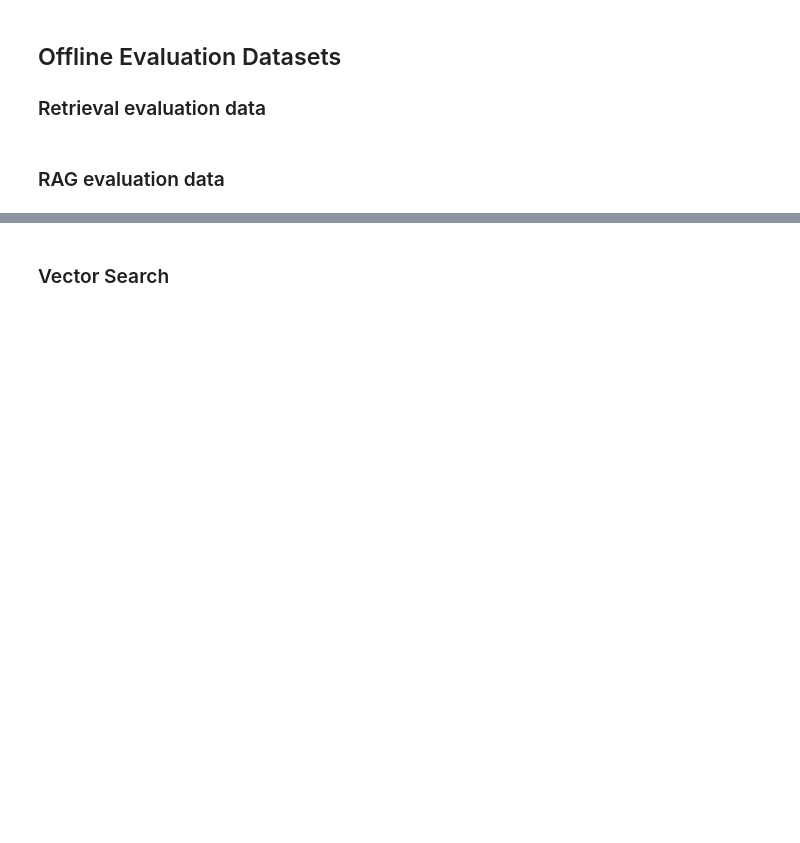
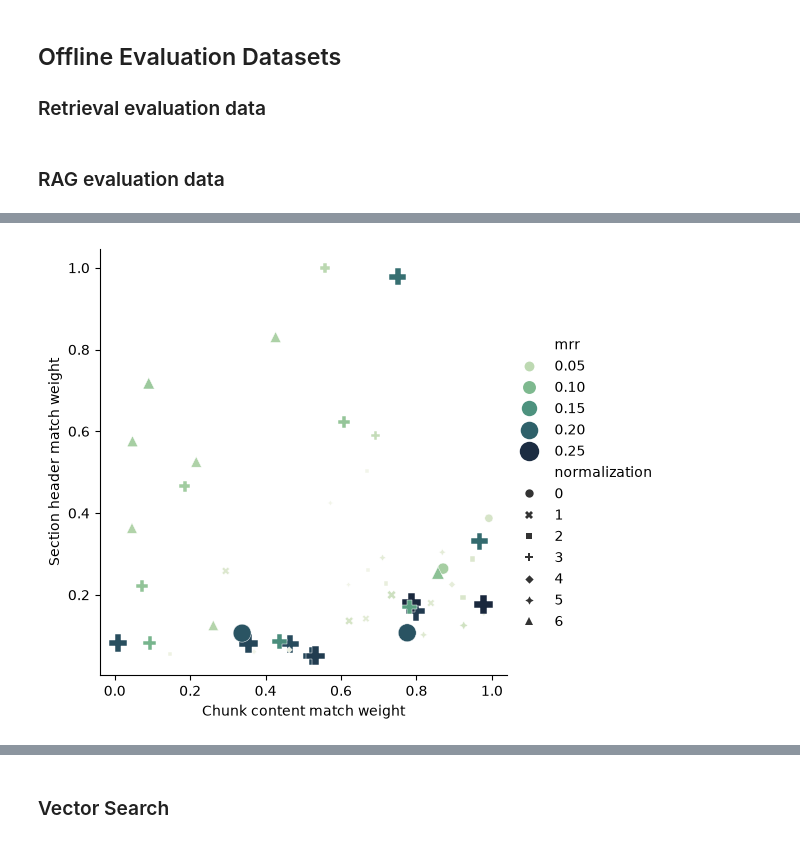
Before and after one commit to bastien-winant/wikifin-rag, a Jupyter notebook: src/wikifin_rag/evaluation.ipynb, the cells around one changed output, grey strips where cells are left out. Saved outputs shown, nothing was run; the diff lists cells and outputs as text; code cells hidden in the pictures; blank space fills up the shorter version.

Commit message:
visualize text search optimization

```diff
--- a/src/wikifin_rag/evaluation.ipynb
+++ b/src/wikifin_rag/evaluation.ipynb
@@ -150,0 +148,14 @@ best
+# %%
+text_search_trials = pd.read_pickle(PROJECT_ROOT / "data" / "text_search_trials.pkl")
+# %%
+text_search_trial_data = [{
+    "id": trial["tid"],
+    "mrr": -trial["result"]["loss"],
+    "title_weight": trial["misc"]["vals"]["title_weight"][0],
+    "description_weight": trial["misc"]["vals"]["description_weight"][0],
+    "section_weight": trial["misc"]["vals"]["section_weight"][0],
+    "content_weight": trial["misc"]["vals"]["content_weight"][0],
+    "normalization": trial["misc"]["vals"]["normalization"][0]
+} for trial in text_search_trials.trials]
+# %%
+text_search_trials_df = pd.DataFrame(data=text_search_trial_data)
@@ -150,0 +174,16 @@ best
+# %%
+sns.relplot(
+    data=text_search_trials_df,
+    x="content_weight",
+    y="section_weight",
+    hue="mrr",
+    palette="ch:r=-.5,l=.95",
+    size="mrr",
+    sizes=(15, 200),
+    style="normalization"
+)
+plt.xlabel("Chunk content match weight")
+plt.ylabel("Section header match weight")
+plt.show()
+# %% [output]
+[figure, added]
```
Also changed, not shown: parts of 13 cells of this notebook.
